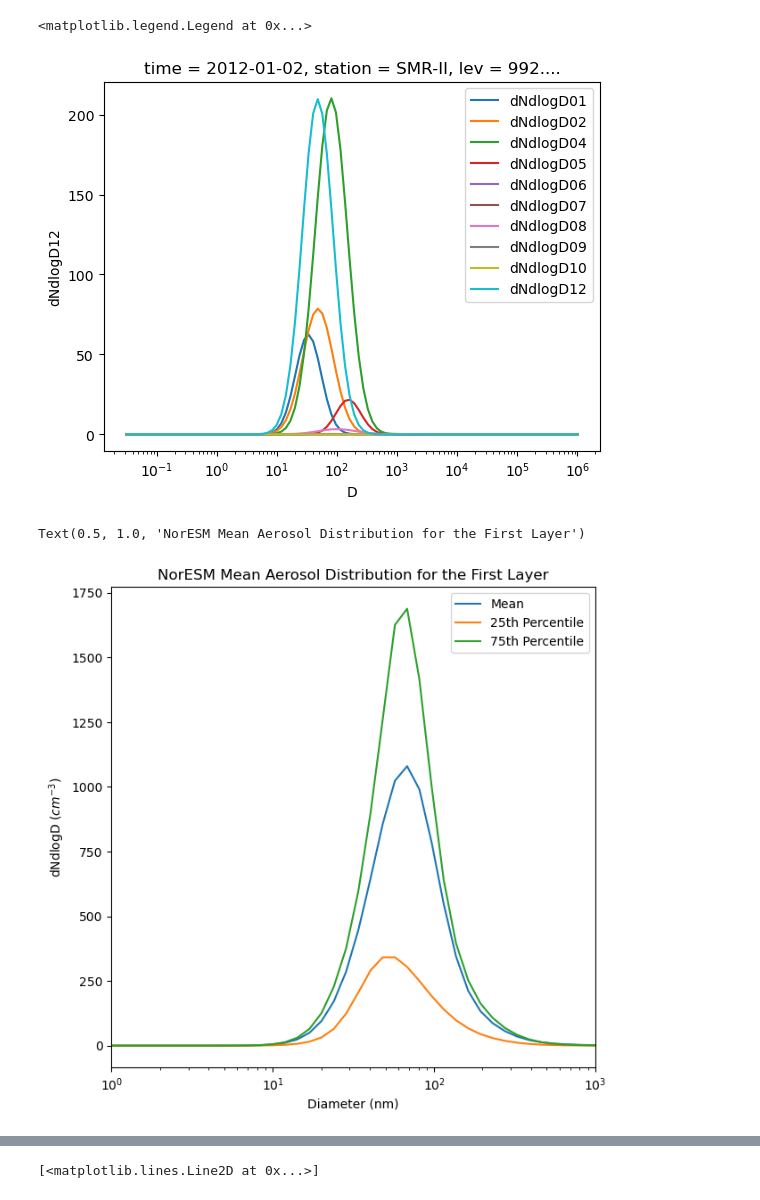
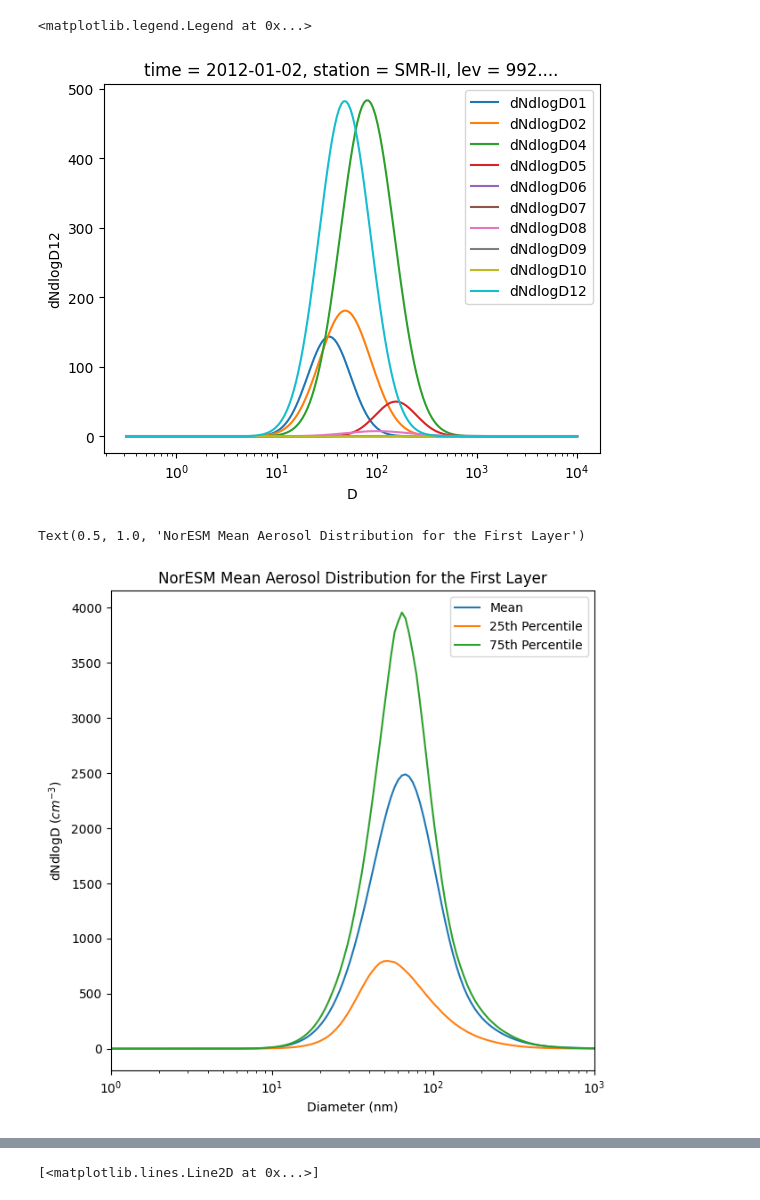
Before and after one commit to peter-churchill/masterThesis, a Jupyter notebook: NorESM.ipynb, the cells around one changed output, grey strips where cells are left out. Drawn from its saved outputs; the diff is of its cells as text; code cells hidden in the pictures.

```diff
--- a/NorESM.ipynb
+++ b/NorESM.ipynb
@@ -17,5 +17,6 @@ import dofitPython_functions as LogFit
 # %%
 #xrdsNorESMall_levs = xr.open_dataset("/share/sabl0586/all_stations_NorESM_OsloAero_prcp2szdst_f19_f19_noresmv211_corr_ilevall_levs_4Peter.nc")
 #SMRNorlevs =  xrdsNorESMall_levs.sel(station='SMR-II')
-PeterNor =  xr.open_dataset('/share/pech2273/SMRPeterVariables2.nc')
-PeterNor
+#PeterNor =  xr.open_dataset('/share/pech2273/SMRPeterVariables2.nc')
+PeterNor =  xr.open_dataset('/share/pech2273/SMRPeterVariablesWithMode14.nc')
+PeterNor = PeterNor.chunk({'time':100})
@@ -42,0 +23,31 @@ Data variables: (12/34)
+# %%
+rows = []
+for i in range(1, 15):
+    radius = f'NMR{i:02d}'
+    sigma = f'SIGMA{i:02d}'
+    nconc = f'NCONC{i:02d}'
+    if radius not in PeterNor:
+        continue
+
+    da = PeterNor[radius].isel(lev=-1).chunk({'time': -1})  # Make time a single chunk
+    q25 = da.quantile(0.25).values.item()  # Extract scalar from array
+    q75 = da.quantile(0.75).values.item()
+    da = PeterNor[sigma].isel(lev=-1).chunk({'time': -1})  # Make time a single chunk
+    q25s = da.quantile(0.25).values.item()  # Extract scalar from array
+    q75s = da.quantile(0.75).values.item()
+    da = PeterNor[nconc].isel(lev=-1).chunk({'time': -1})  # Make time a single chunk
+    q25n = da.quantile(0.25).values.item()  # Extract scalar from array
+    q75n = da.quantile(0.75).values.item()
+    # Append row as a dict
+    rows.append({
+
+        "Median Radius 25th Percentile (nm)": q25,
+        "Median Radius 75th Percentile (nm)": q75,
+        "Std dev 25th Percentile": q25s,
+        "Std dev 75th Percentile": q75s,
+        "Number Concentration 25th Percentile (# cm-3)": q25n,
+        "Number Concentration 75th Percentile (# cm-3)": q75n,
+    })
+
+# Create DataFrame
+df = pd.DataFrame(rows)
@@ -70,16 +96,18 @@ for i in range(2,14):
     PeterNor['TotaldNdlogD'] = PeterNor['TotaldNdlogD']+PeterNor[f'dNdlogD{i:02d}']
 # %%
 
-for i in range(1,14):
+for i in range(1,15):
     if f'dNdlogD{i:02d}' not in PeterNor:
        continue
     PeterNor[f'dNdlogD{i:02d}'].isel(lev=-1, time = 0).plot(xscale='log', label = f'dNdlogD{i:02d}')
 plt.legend()
 # %% [output]
 <matplotlib.legend.Legend at 0x...>
-[figure, old version]
+[figure, new version]
 # %%
 plt.figure(figsize = (7,7))
+
+PeterNor['TotaldNdlogD'] = PeterNor['TotaldNdlogD'].compute()
 PeterNor['TotaldNdlogD'].isel(lev = -1).mean('time').plot(xscale = 'log',xlim = [1,1000], label = 'Mean')
 PeterNor['TotaldNdlogD'].isel(lev = -1).quantile(0.25, dim='time').plot(label = '25th Percentile')
 PeterNor['TotaldNdlogD'].isel(lev = -1).quantile(0.75, dim='time').plot(label = '75th Percentile')
@@ -89,7 +117,7 @@ plt.ylabel('dNdlogD ($cm^{-3}$)')
 plt.title('NorESM Mean Aerosol Distribution for the First Layer')
 # %% [output]
 Text(0.5, 1.0, 'NorESM Mean Aerosol Distribution for the First Layer')
-[figure, old version]
+[figure, new version]
 # %%
 DS_ = PeterNor['TotaldNdlogD'].isel(lev = -1).groupby(PeterNor['time.season']).mean()
 for seas in DS_.season:
```
Also changed, not shown: parts of 58 cells of this notebook, 5 other files.
